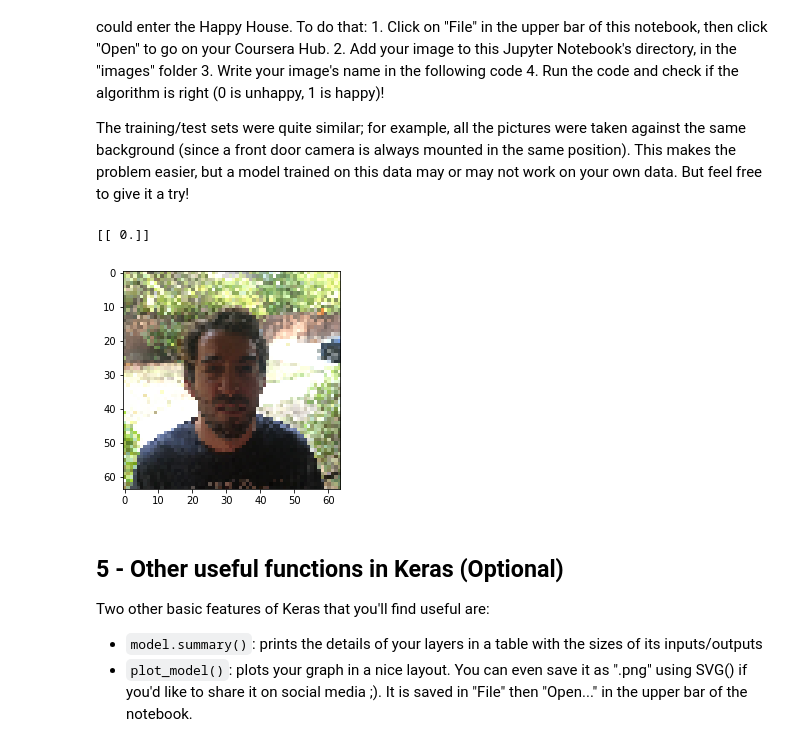
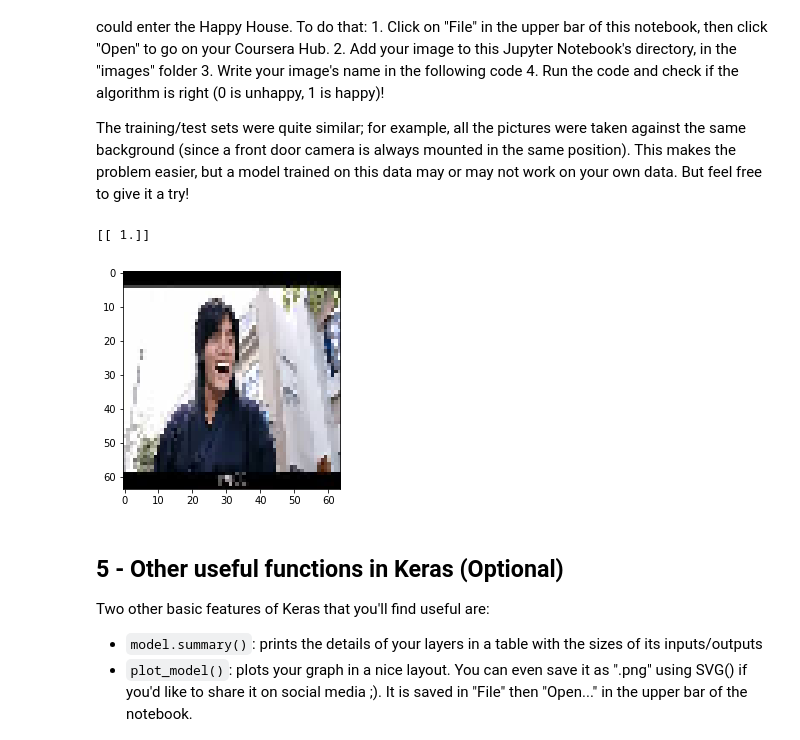
Before and after one commit to navicester/deeplearning.ai-exercise, a Jupyter notebook: 04.Convolutional_Neural_Networks/Week2/01.KerasTutorial/Keras - Tutorial - Happy House v2 Bin.ipynb, the cells around one changed output. Drawn from its saved outputs; the diff is of its cells as text; code cells hidden in the pictures.

```diff
--- a/04.Convolutional_Neural_Networks/Week2/01.KerasTutorial/Keras - Tutorial - Happy House v2 Bin.ipynb
+++ b/04.Convolutional_Neural_Networks/Week2/01.KerasTutorial/Keras - Tutorial - Happy House v2 Bin.ipynb
@@ -267,19 +267,20 @@ Congratulations on finishing this assignment. You can now take a picture of your
 The training/test sets were quite similar; for example, all the pictures were taken against the same background (since a front door camera is always mounted in the same position). This makes the problem easier, but a model trained on this data may or may not work on your own data. But feel free to give it a try!
 # %%
 ### START CODE HERE ###
-img_path = 'images/my_image.jpg'
+# img_path = 'images/myj._image.jpg'
+img_path = 'images/haha.jpg'
 ### END CODE HERE ###
 img = image.load_img(img_path, target_size=(64, 64))
 imshow(img)
 
 x = image.img_to_array(img)
 x = np.expand_dims(x, axis=0)
 x = preprocess_input(x)
 
 print(happyModel.predict(x))
 # %% [output]
-[[ 0.]]
+[[ 1.]]
-[figure, old version]
+[figure, new version]
 # %% [markdown]
 ## 5 - Other useful functions in Keras (Optional)
 
```
Also changed, not shown: parts of 4 cells of this notebook, 10 other files.
